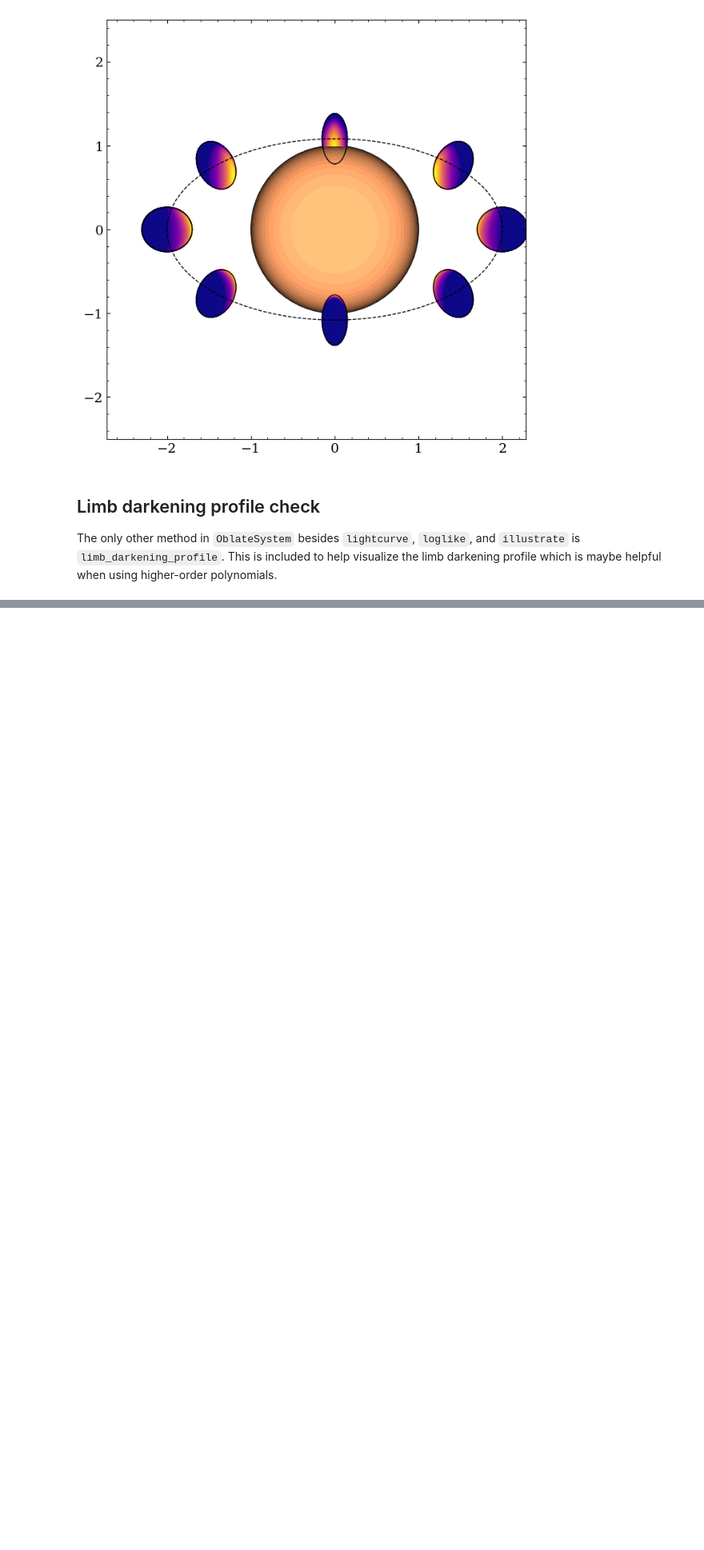
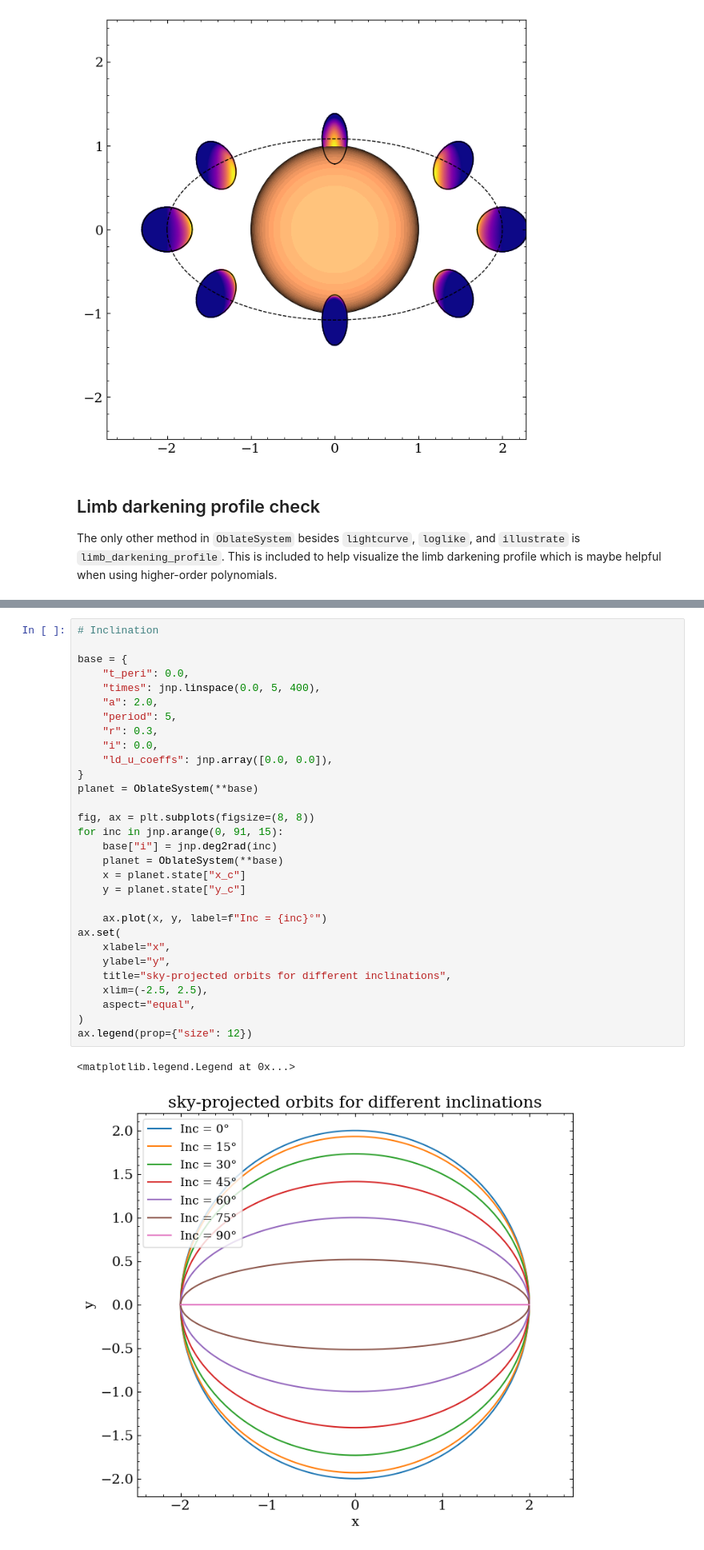
Before and after one commit to ben-cassese/squishyplanet, a Jupyter notebook: docs/tutorials/illustrations.ipynb, the cells around one changed output, grey strips where cells are left out. Shown at 80% size. Saved outputs shown, nothing was run; the diff lists cells and outputs as text; blank space fills up the shorter version.

```diff
--- a/docs/tutorials/illustrations.ipynb
+++ b/docs/tutorials/illustrations.ipynb
@@ -271,0 +289,33 @@ ax.set(
+# %%
+# Inclination
+
+base = {
+    "t_peri": 0.0,
+    "times": jnp.linspace(0.0, 5, 400),
+    "a": 2.0,
+    "period": 5,
+    "r": 0.3,
+    "i": 0.0,
+    "ld_u_coeffs": jnp.array([0.0, 0.0]),
+}
+planet = OblateSystem(**base)
+
+fig, ax = plt.subplots(figsize=(8, 8))
+for inc in jnp.arange(0, 91, 15):
+    base["i"] = jnp.deg2rad(inc)
+    planet = OblateSystem(**base)
+    x = planet.state["x_c"]
+    y = planet.state["y_c"]
+
+    ax.plot(x, y, label=f"Inc = {inc}°")
+ax.set(
+    xlabel="x",
+    ylabel="y",
+    title="sky-projected orbits for different inclinations",
+    xlim=(-2.5, 2.5),
+    aspect="equal",
+)
+ax.legend(prop={"size": 12})
+# %% [output]
+<matplotlib.legend.Legend at 0x...>
+[figure, added]
```
Also changed, not shown: parts of 6 cells of this notebook, 10 other files.
